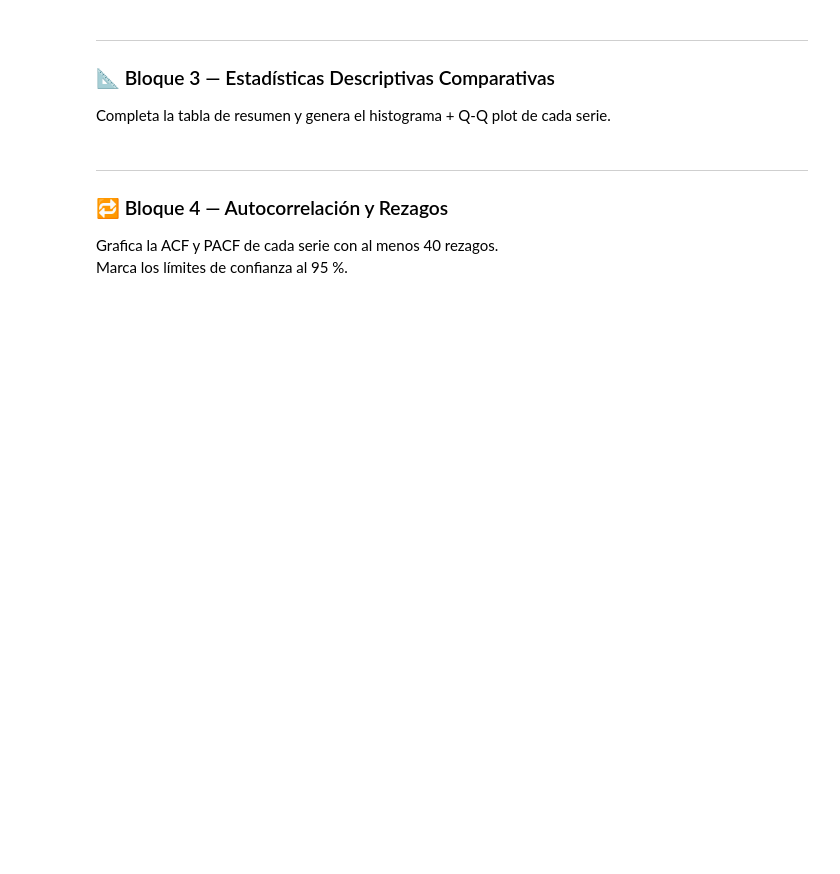
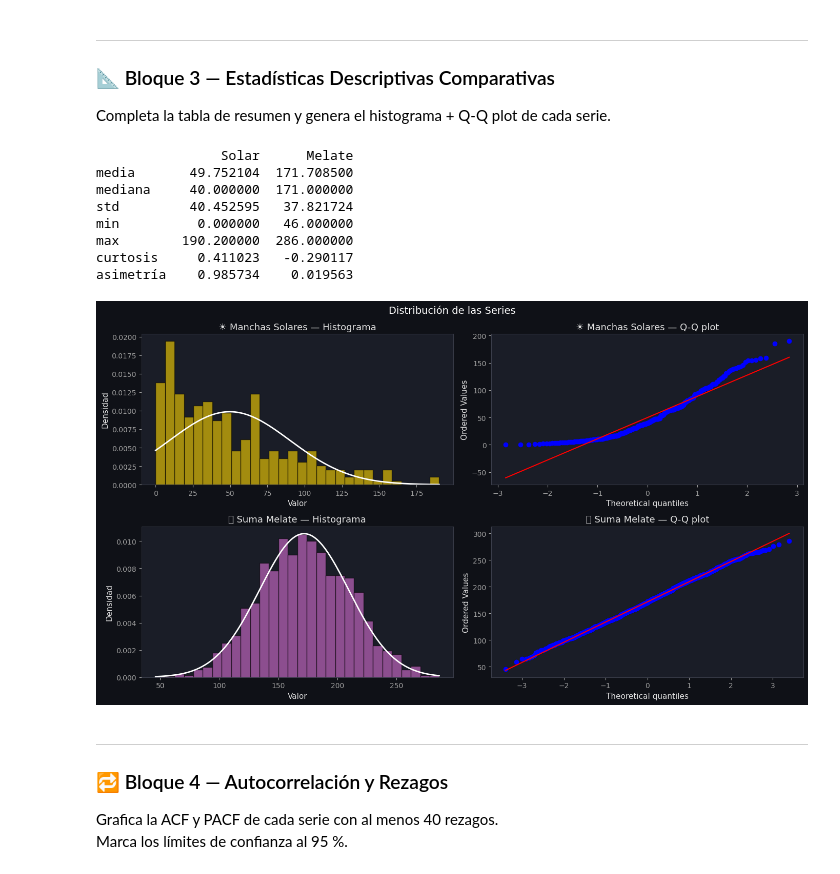
Before and after one commit to Alan-Rojas/School-Notes, a Jupyter notebook: Num_Analysis/M4/actividad_diagnostica_series_tiempo.ipynb, the cells around one changed output. Cells and saved outputs as stored; diff of their text form; code cells hidden in the pictures; blank space fills up the shorter version.

```diff
--- a/Num_Analysis/M4/actividad_diagnostica_series_tiempo.ipynb
+++ b/Num_Analysis/M4/actividad_diagnostica_series_tiempo.ipynb
@@ -647,31 +654,61 @@ Completa la tabla de resumen y genera el histograma + Q-Q plot de cada serie.
 # %%
 # ── Tabla de estadísticas descriptivas ──────────────────────────────────────
 # ✏️ TU CÓDIGO AQUÍ
 # Crea un DataFrame comparativo con: media, mediana, std, min, max,
 # curtosis y asimetría para `solar` y `melate`
 # Pista: usa pd.DataFrame({'Solar': ..., 'Melate': ...})
 # -------------------------------------------------------------------
+def resumen(serie):
+    return pd.Series({
+        'media':     serie.mean(),
+        'mediana':   serie.median(),
+        'std':       serie.std(),
+        'min':       serie.min(),
+        'max':       serie.max(),
+        'curtosis':  stats.kurtosis(serie),
+        'asimetría': stats.skew(serie),
+    })
 
+tabla_stats = pd.DataFrame({'Solar': resumen(solar), 'Melate': resumen(melate)})
+print(tabla_stats)
 
 # ── Histograma + Q-Q ────────────────────────────────────────────────────────
 fig, axes = plt.subplots(2, 2, figsize=(14, 8))
 fig.suptitle("Distribución de las Series", fontsize=14, color='white')
-
 for row, (serie, nombre, col) in enumerate([(solar,  "☀️ Manchas Solares", PALETA[2]),
                                              (melate, "🎱 Suma Melate",     PALETA[5])]):
     # ✏️ TU CÓDIGO AQUÍ — Histograma en axes[row, 0]
     # Agrega la curva normal teórica superpuesta
     # -------------------------------------------------------------------
-
+    ax_hist = axes[row, 0]
+    ax_hist.hist(serie, bins=30, density=True, color=col, alpha=0.6, edgecolor='black')
+    # Curva normal teórica con la media y std de la serie
+    mu, sigma = serie.mean(), serie.std()
+    x = np.linspace(serie.min(), serie.max(), 200)
+    ax_hist.plot(x, stats.norm.pdf(x, mu, sigma), color='white', linewidth=2)
+    ax_hist.set_title(f"{nombre} — Histograma")
+    ax_hist.set_xlabel("Valor")
+    ax_hist.set_ylabel("Densidad")
 
     # ✏️ TU CÓDIGO AQUÍ — Q-Q plot en axes[row, 1]
     # Usa stats.probplot(serie, plot=axes[row, 1])
     # -------------------------------------------------------------------
-    pass
+    stats.probplot(serie, plot=axes[row, 1])
+    axes[row, 1].set_title(f"{nombre} — Q-Q plot")
 
 plt.tight_layout()
 plt.savefig("fig_act_histogramas.png", dpi=120, bbox_inches='tight')
 plt.show()
+# %% [output]
+                Solar      Melate
+media       49.752104  171.708500
+mediana     40.000000  171.000000
+std         40.452595   37.821724
+min          0.000000   46.000000
+max        190.200000  286.000000
+curtosis     0.411023   -0.290117
+asimetría    0.985734    0.019563
+[figure, added]
 # %% [markdown]
 ---
 ### 🔁 Bloque 4 — Autocorrelación y Rezagos
```
Also changed, not shown: parts of 9 cells of this notebook, 3 other files.
